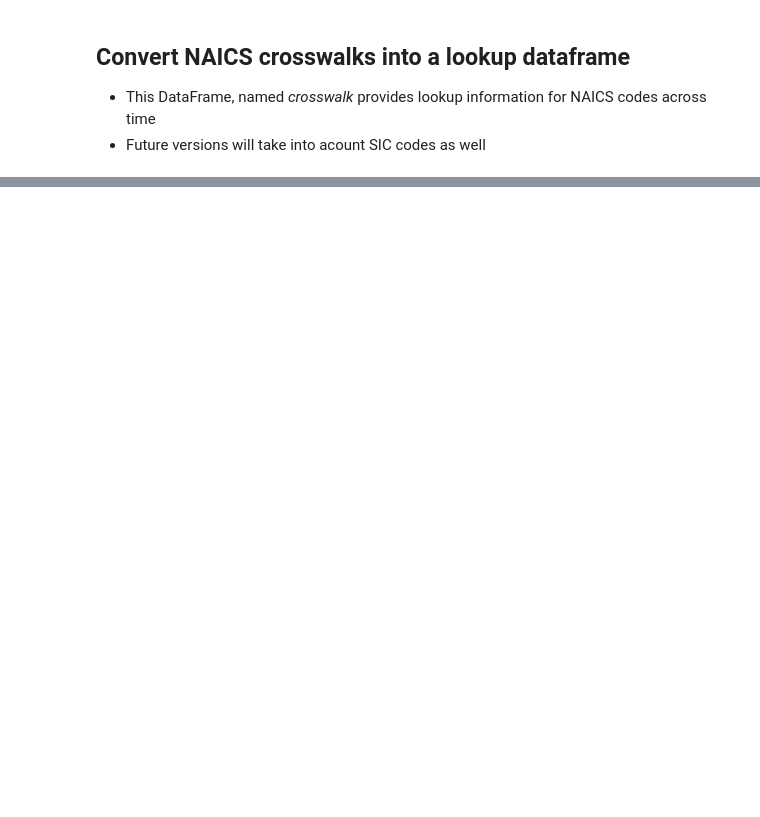
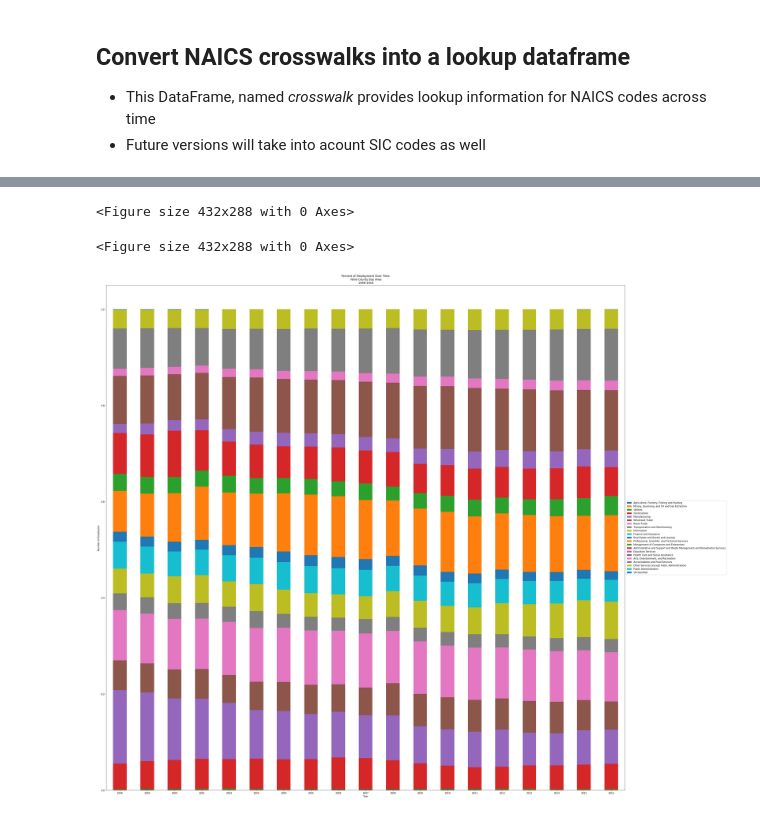
Before and after one commit to simonhochberg/regional-compendium, a Jupyter notebook: County Business Patterns.ipynb, the cells around one changed output, grey strips where cells are left out. Saved outputs shown, nothing was run; the diff lists cells and outputs as text; code cells hidden in the pictures; blank space fills up the shorter version.

```diff
--- a/County Business Patterns.ipynb
+++ b/County Business Patterns.ipynb
@@ -653,0 +600,26 @@ crosswalk.to_csv("NAICS_Crosswalk_1997-2017.csv")
+# %%
+empDF.head()
+empDF['All Industries'] = empDF.sum(axis=1)
+# %%
+pct_empDF = empDF.loc[:,"Agriculture, Forestry, Fishing and Hunting":"Unclassified"].div(empDF["All Industries"], axis=0)
+
+pct_empDF.to_csv("output/EmploymentAsPctsOfTotal_BayArea_98_16.csv")
+# %%
+plt.clf()
+
+plt.figure()
+
+pct_empDF.plot(kind="bar", stacked=True, figsize=(40,40))
+
+plt.xticks(np.arange(len(pct_empDF)), series_full_years[2:], rotation=0)
+plt.title("Percent of Employment Over Time\n Nine-County Bay Area\n 1998-2016")
+
+plt.legend(loc='center left', bbox_to_anchor=(1, 0.5))
+plt.xlabel("Year")
+plt.ylabel("Number of Employees")
+
+plt.savefig("img/PctEmploymentTrends.png")
+# %% [output]
+<Figure size 432x288 with 0 Axes>
+<Figure size 432x288 with 0 Axes>
+[figure, added]
```
Also changed, not shown: parts of 54 cells of this notebook.
